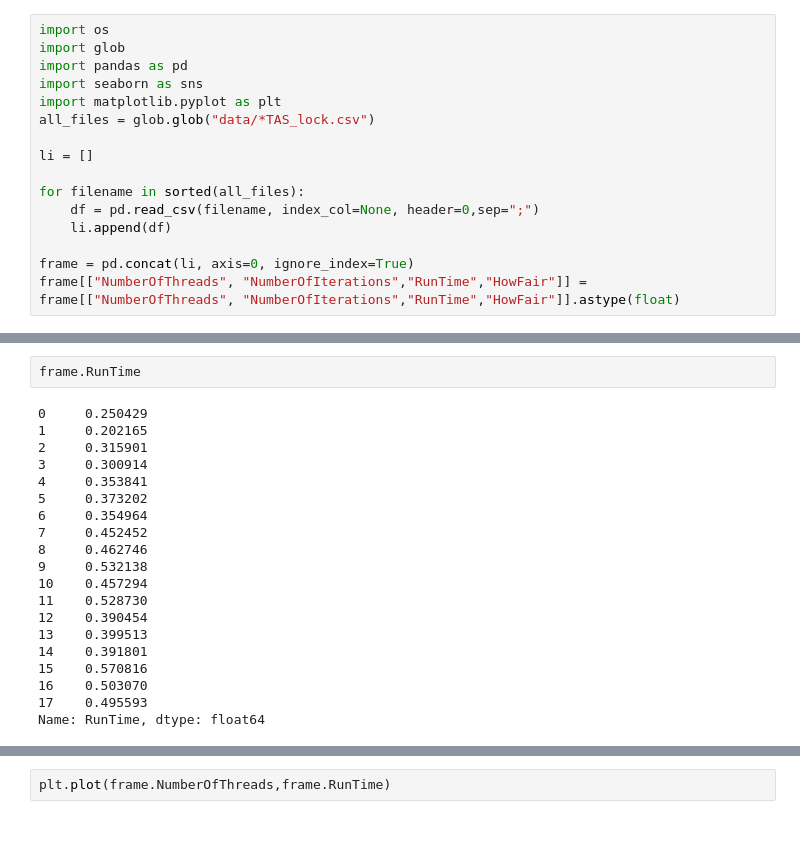
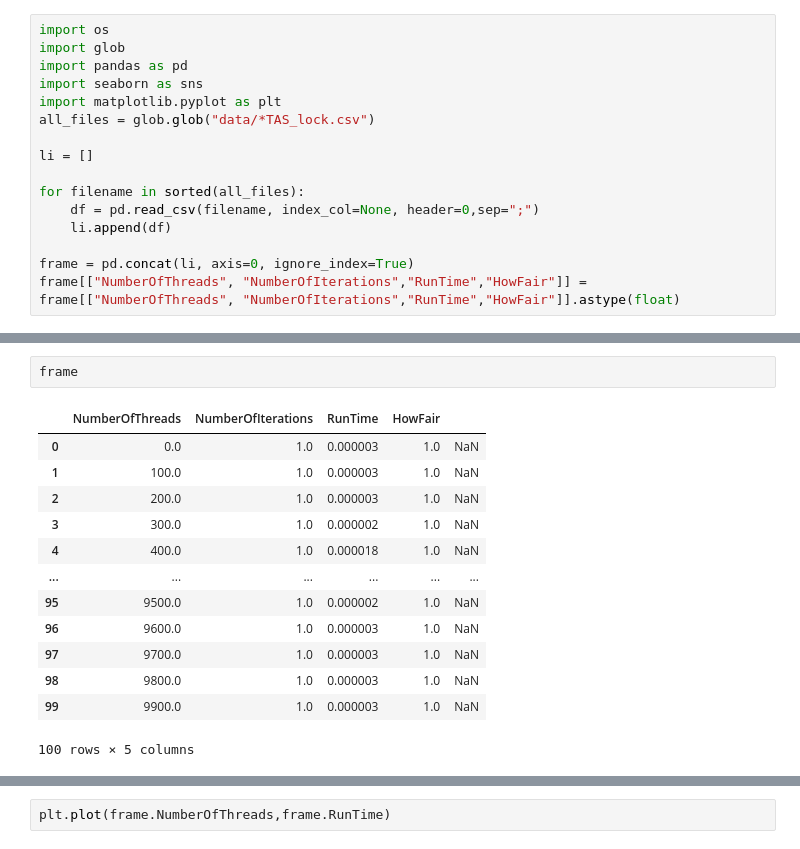
Before and after one commit to axcy0809/AMP, a Jupyter notebook: Alex/plots.ipynb, the cells around one changed output, grey strips where cells are left out. Cells and saved outputs as stored; diff of their text form.

```diff
--- a/Alex/plots.ipynb
+++ b/Alex/plots.ipynb
@@ -38,25 +21,19 @@ sorted(all_files)
 # %%
-frame.RunTime
+frame
 # %% [output]
+|  | NumberOfThreads | NumberOfIterations | RunTime | HowFair |  |
+| 0 | 0.0 | 1.0 | 0.000003 | 1.0 | NaN |
+| 1 | 100.0 | 1.0 | 0.000003 | 1.0 | NaN |
+| 2 | 200.0 | 1.0 | 0.000003 | 1.0 | NaN |
+| 3 | 300.0 | 1.0 | 0.000002 | 1.0 | NaN |
+| 4 | 400.0 | 1.0 | 0.000018 | 1.0 | NaN |
+| ... | ... | ... | ... | ... | ... |
+| 95 | 9500.0 | 1.0 | 0.000002 | 1.0 | NaN |
+| 96 | 9600.0 | 1.0 | 0.000003 | 1.0 | NaN |
+| 97 | 9700.0 | 1.0 | 0.000003 | 1.0 | NaN |
+| 98 | 9800.0 | 1.0 | 0.000003 | 1.0 | NaN |
+| 99 | 9900.0 | 1.0 | 0.000003 | 1.0 | NaN |
-0     0.250429
-1     0.202165
-2     0.315901
-3     0.300914
-4     0.353841
-5     0.373202
-6     0.354964
-7     0.452452
-8     0.462746
-9     0.532138
-10    0.457294
-11    0.528730
-12    0.390454
-13    0.399513
-14    0.391801
-15    0.570816
-16    0.503070
-17    0.495593
-Name: RunTime, dtype: float64
+100 rows × 5 columns
 # %%
 plt.plot(frame.NumberOfThreads,frame.RunTime)
 # %% [output]
```
Also changed, not shown: parts of 2 cells of this notebook, 28 other files.
